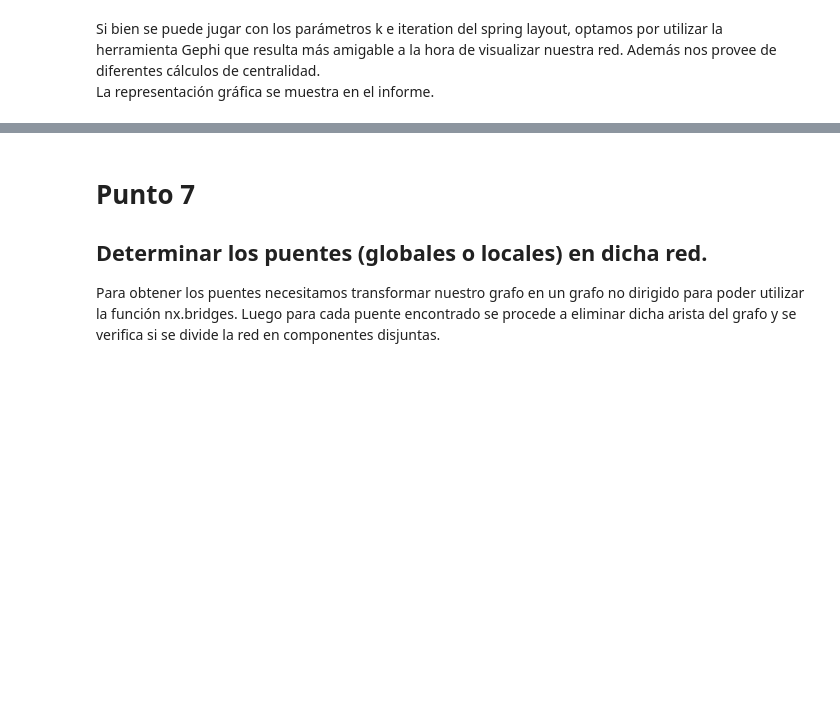
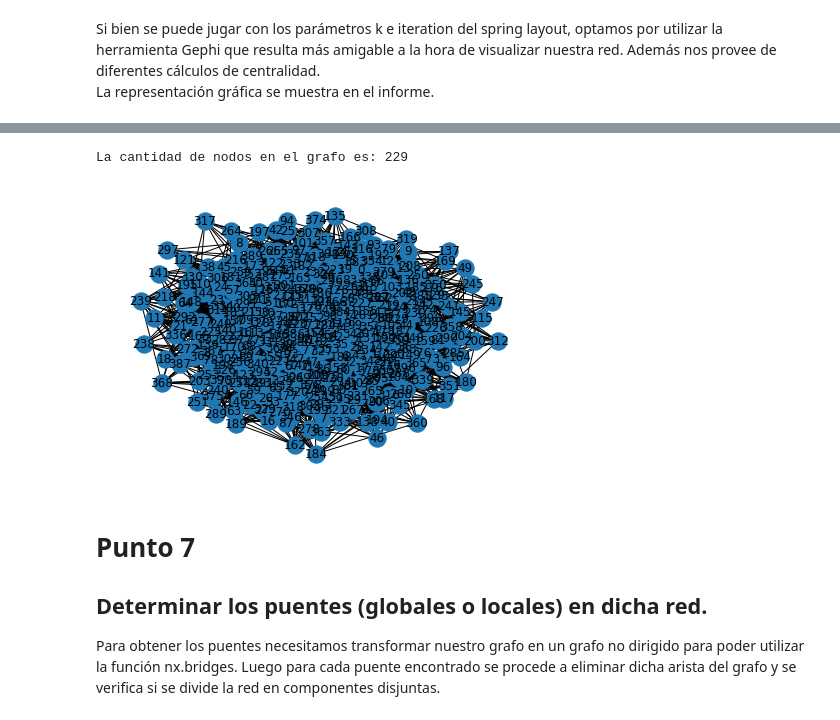
Before and after one commit to valeriarochab/tp1-tda2, a Jupyter notebook: tp1.ipynb, the cells around one changed output, grey strips where cells are left out. Cells and saved outputs as stored; diff of their text form; code cells hidden in the pictures; blank space fills up the shorter version.

```diff
--- a/tp1.ipynb
+++ b/tp1.ipynb
@@ -114,3 +117,21 @@ La representación gráfica se muestra en el informe.
+# %%
+# Número de aeropuertos en la red
+num_nodes = nx_graph.number_of_nodes()
+average_degree = 12.454
+
+print(f"La cantidad de nodos en el grafo es: {num_nodes}")
+
+# Probabilidad de conexión entre aeropuertos
+p =  average_degree / (num_nodes - 1)
+
+# Crear el grafo de Erdős-Rényi de vuelos
+G = nx.erdos_renyi_graph(n, p)
+
+nx.draw(G, with_labels=True)
+plt.show()
+# %% [output]
+La cantidad de nodos en el grafo es: 229
+[figure, added]
 # %% [markdown]
 # Punto 7
 ## Determinar los puentes (globales o locales) en dicha red.
```
Also changed, not shown: parts of 1 cell of this notebook.
